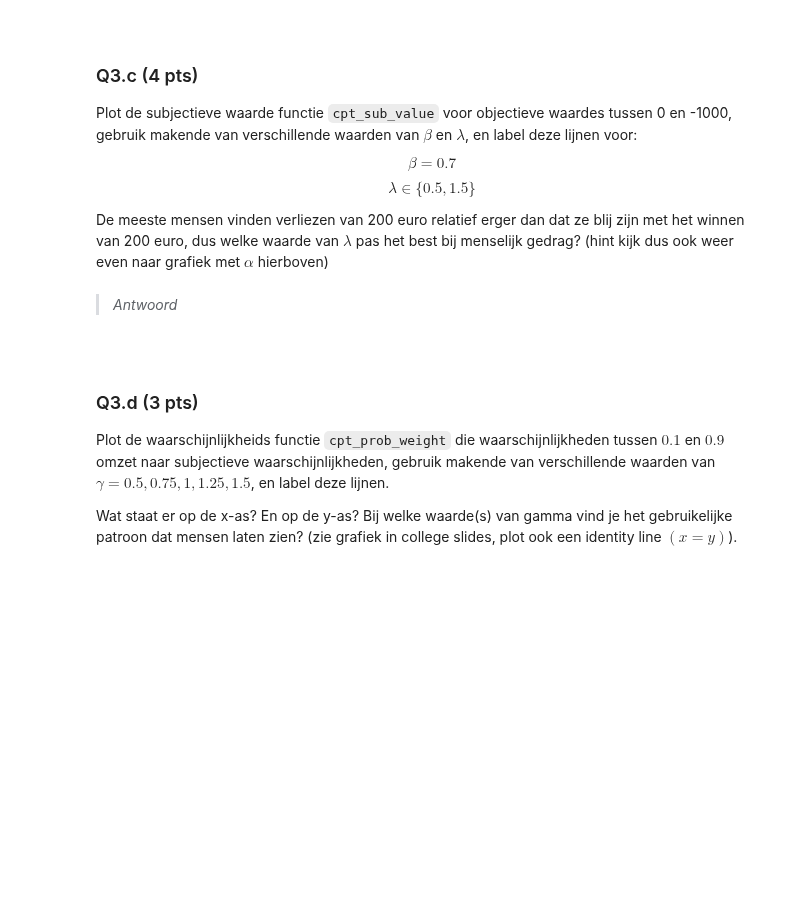
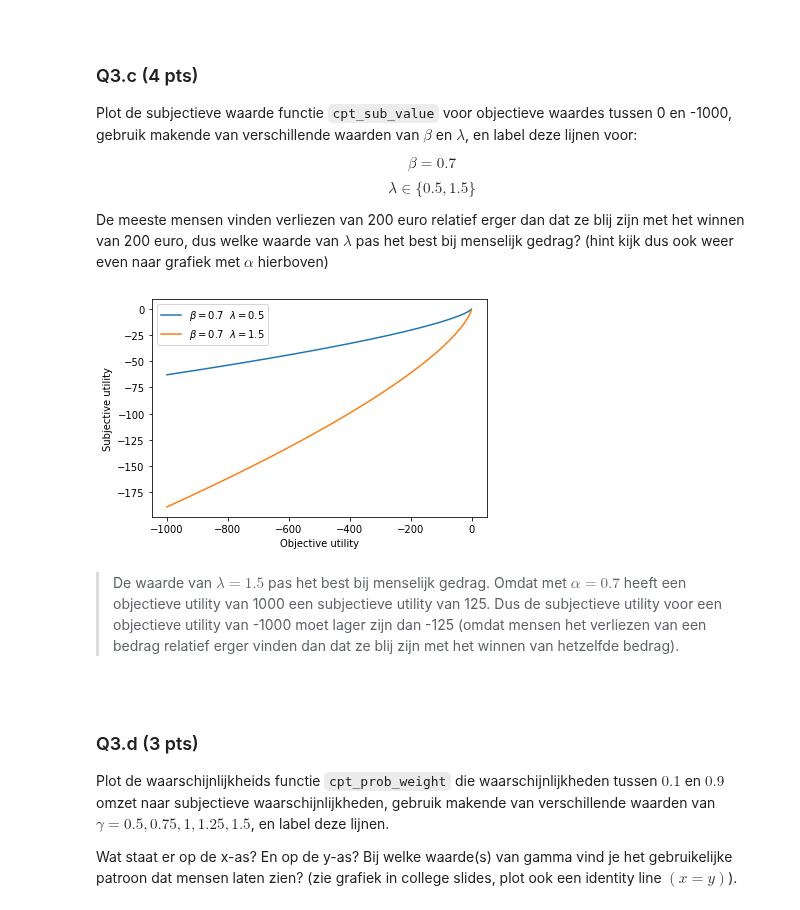
Before and after one commit to Tim-pijnacker/CGM, a Jupyter notebook: Assignment_4/Assignment_4a.ipynb, the cells around one changed output. Cells and saved outputs as stored; diff of their text form; code cells hidden in the pictures; blank space fills up the shorter version.

```diff
--- a/Assignment_4/Assignment_4a.ipynb
+++ b/Assignment_4/Assignment_4a.ipynb
@@ -220,5 +238,21 @@ De meeste mensen vinden verliezen van 200 euro relatief erger dan dat ze blij zi
-# %% [markdown]
-> *Antwoord*
+# %%
+lambdas = [0.5, 1.5]
+beta = 0.7
+
+x = np.arange(-1000, 0)
+
+for l in lambdas:
+    y = vec_sub_value(x, 0, beta, l)
+    plt.plot(x, y, label=r'$\beta =$'+str(beta)+'$\ \ \lambda = $'+str(l))
+
+plt.xlabel("Objective utility")
+plt.ylabel("Subjective utility")
+plt.legend()
+plt.show()
+# %% [output]
+[figure, added]
+# %% [markdown]
+> De waarde van $\lambda=1.5$ pas het best bij menselijk gedrag. Omdat met $\alpha=0.7$ heeft een objectieve utility van 1000 een subjectieve utility van 125. Dus de subjectieve utility voor een objectieve utility van -1000 moet lager zijn dan -125 (omdat mensen het verliezen van een bedrag relatief erger vinden dan dat ze blij zijn met het winnen van hetzelfde bedrag).
 # %% [markdown]
 <br>
 
```
Also changed, not shown: parts of 21 cells of this notebook, 2 other files.
